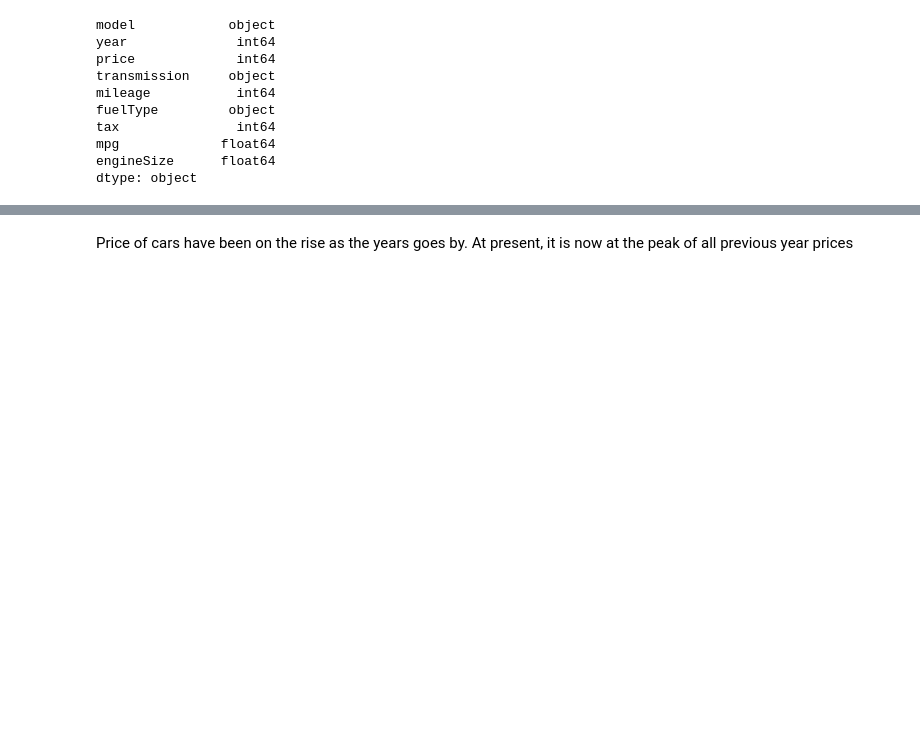
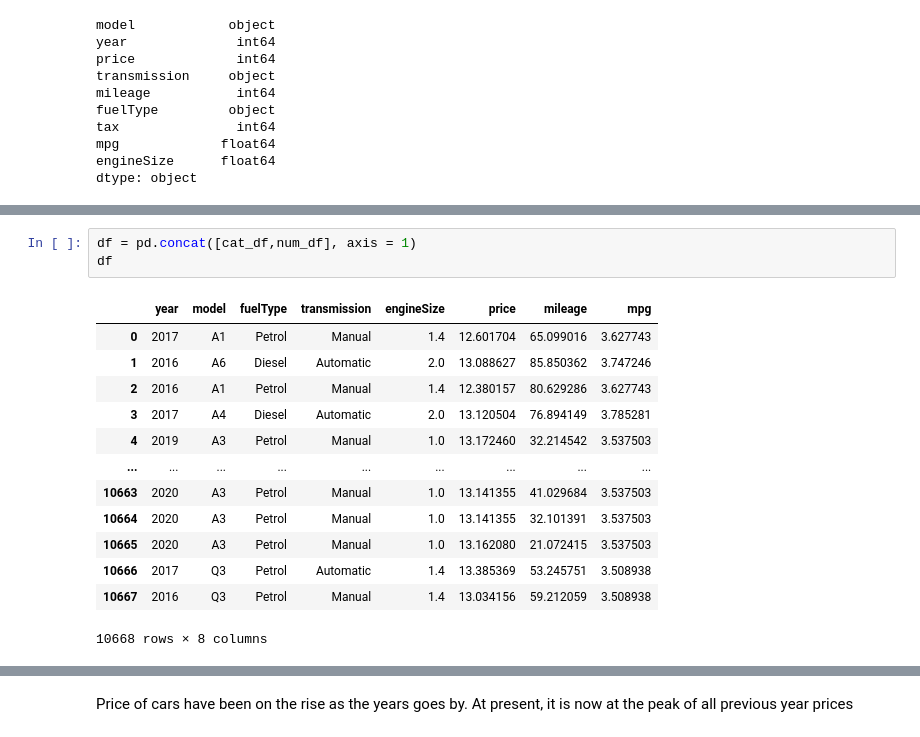
Before and after one commit to overtunned/carpriceprediction, a Jupyter notebook: 002_case_study_1.ipynb, the cells around one changed output, grey strips where cells are left out. Saved outputs shown, nothing was run; the diff lists cells and outputs as text; blank space fills up the shorter version.

```diff
--- a/002_case_study_1.ipynb
+++ b/002_case_study_1.ipynb
@@ -99,3 +228,20 @@ sns.heatmap(audi_df.corr(),annot = True)
+# %%
+df = pd.concat([cat_df,num_df], axis = 1)
+df
+# %% [output]
+|  | year | model | fuelType | transmission | engineSize | price | mileage | mpg |
+| 0 | 2017 | A1 | Petrol | Manual | 1.4 | 12.601704 | 65.099016 | 3.627743 |
+| 1 | 2016 | A6 | Diesel | Automatic | 2.0 | 13.088627 | 85.850362 | 3.747246 |
+| 2 | 2016 | A1 | Petrol | Manual | 1.4 | 12.380157 | 80.629286 | 3.627743 |
+| 3 | 2017 | A4 | Diesel | Automatic | 2.0 | 13.120504 | 76.894149 | 3.785281 |
+| 4 | 2019 | A3 | Petrol | Manual | 1.0 | 13.172460 | 32.214542 | 3.537503 |
+| ... | ... | ... | ... | ... | ... | ... | ... | ... |
+| 10663 | 2020 | A3 | Petrol | Manual | 1.0 | 13.141355 | 41.029684 | 3.537503 |
+| 10664 | 2020 | A3 | Petrol | Manual | 1.0 | 13.141355 | 32.101391 | 3.537503 |
+| 10665 | 2020 | A3 | Petrol | Manual | 1.0 | 13.162080 | 21.072415 | 3.537503 |
+| 10666 | 2017 | Q3 | Petrol | Automatic | 1.4 | 13.385369 | 53.245751 | 3.508938 |
+| 10667 | 2016 | Q3 | Petrol | Manual | 1.4 | 13.034156 | 59.212059 | 3.508938 |
+10668 rows × 8 columns
 # %%
 price_year = pd.DataFrame(audi_df[['year','price']].groupby('year').mean())
 px.line(price_year)
```
Also changed, not shown: parts of 26 cells of this notebook.
